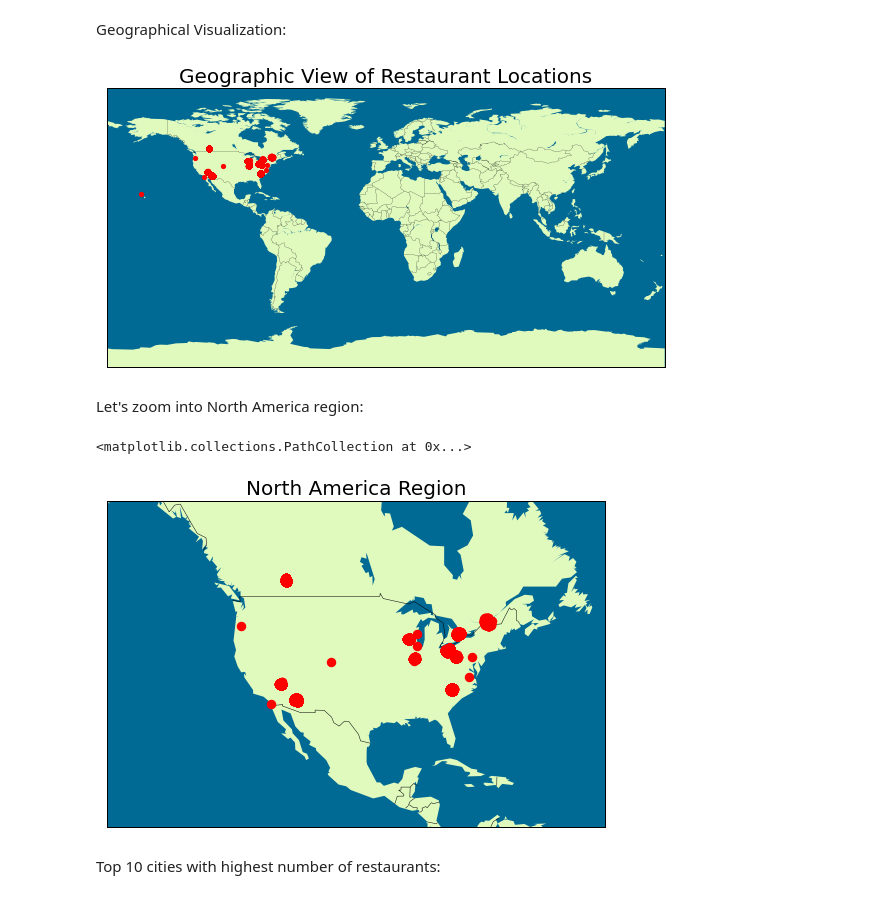
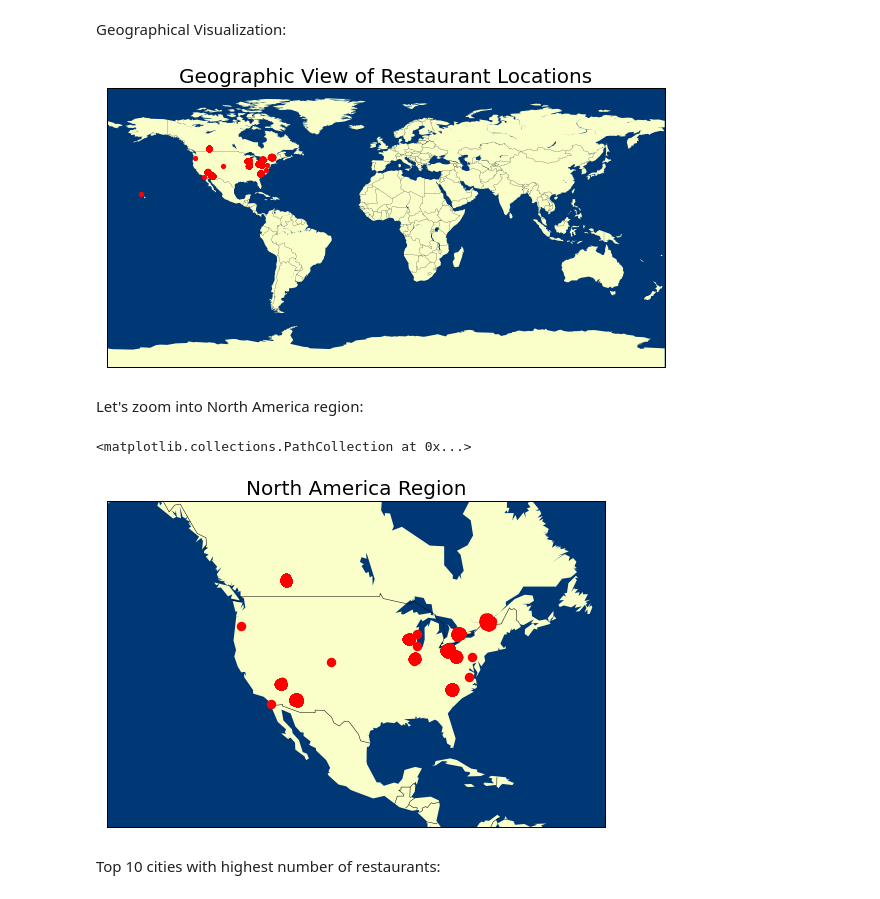
Before and after one commit to dehaoterryzhang/Yelp_EDA, a Jupyter notebook: code/yelp_eda.ipynb, the cells around one changed output. Drawn from its saved outputs; the diff is of its cells as text; code cells hidden in the pictures.

Commit message:
changed graphic visualization

```diff
--- a/code/yelp_eda.ipynb
+++ b/code/yelp_eda.ipynb
@@ -108,14 +108,14 @@ Geographical Visualization:
 # %%
 fig = plt.figure(figsize=(10, 6))
 plt.title("Geographic View of Restaurant Locations",fontsize = 20)
 m=Basemap(projection='cyl', lon_0 = 0, lat_0=0, resolution='c')
-m.fillcontinents(color='#e0fabe',lake_color='#006994')
-m.drawmapboundary(fill_color='#006994')
+m.fillcontinents(color='#FAFFCA',lake_color='#003875')
+m.drawmapboundary(fill_color='#003875')
 m.drawcountries(linewidth=0.2, color="black")
 m_coords = m(df_bus_res["longitude"].tolist(), df_bus_res["latitude"].tolist())
 m.scatter(m_coords[0], m_coords[1], s=5, c='red', lw=3, zorder=5);
 # %% [output]
-[figure, old version]
+[figure, new version]
 # %% [markdown]
 Let's zoom into North America region:
 # %%
@@ -127,14 +127,14 @@ plt.figure(figsize=(10,6))
 m1 = Basemap(projection='merc', llcrnrlat=lat_min, urcrnrlat=lat_max,
              llcrnrlon=lon_min, urcrnrlon=lon_max, resolution='c')
 plt.title("North America Region", fontsize = 20)
-m1.fillcontinents(color='#e0fabe',lake_color='#006994')
-m1.drawmapboundary(fill_color='#006994')
+m1.fillcontinents(color='#FAFFCA',lake_color='#003875')
+m1.drawmapboundary(fill_color='#003875')
 m1.drawcountries(linewidth=0.5, color="black")
 m1_coords = m1(df_bus_res["longitude"].tolist(), df_bus_res["latitude"].tolist())
-m1.scatter(m1_coords[0], m1_coords[1], s=20, c="red", lw=5, zorder=5)
+m1.scatter(m1_coords[0], m1_coords[1], s=20, c="red", lw=5, zorder=5);
 # %% [output]
 <matplotlib.collections.PathCollection at 0x...>
-[figure, old version]
+[figure, new version]
 # %% [markdown]
 Top 10 cities with highest number of restaurants:
 # %%
```
Also changed, not shown: parts of 1 cell of this notebook, 2 other files.
